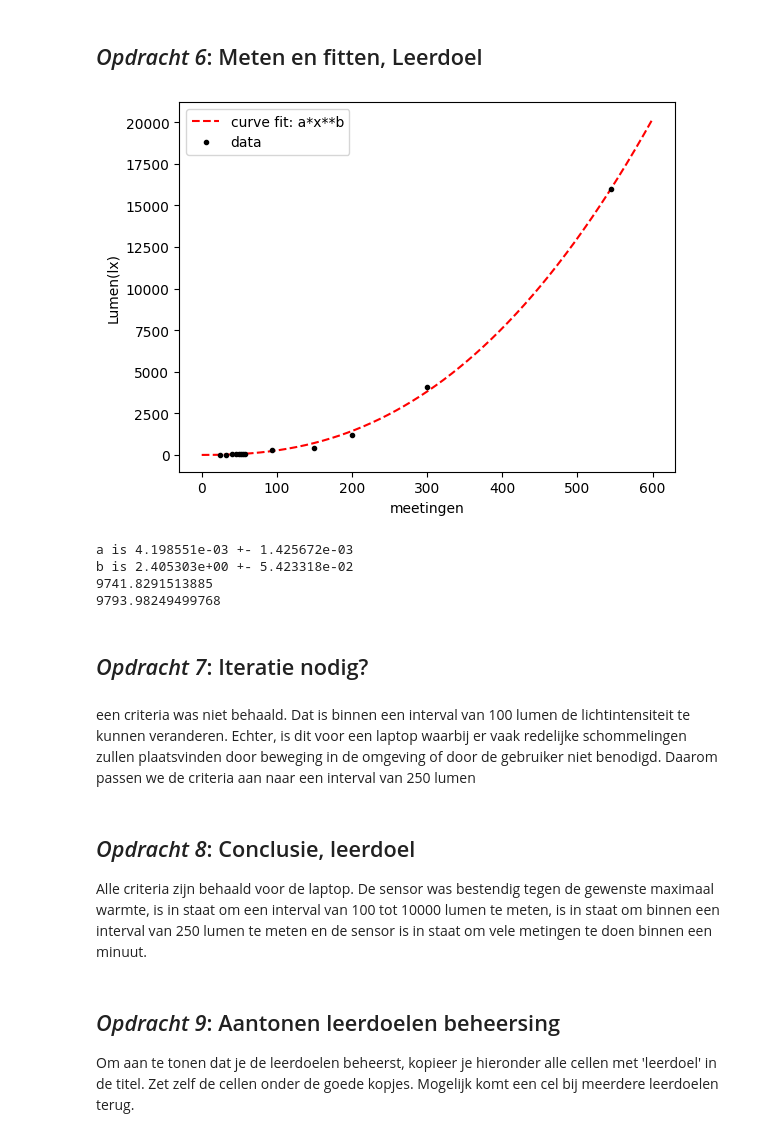
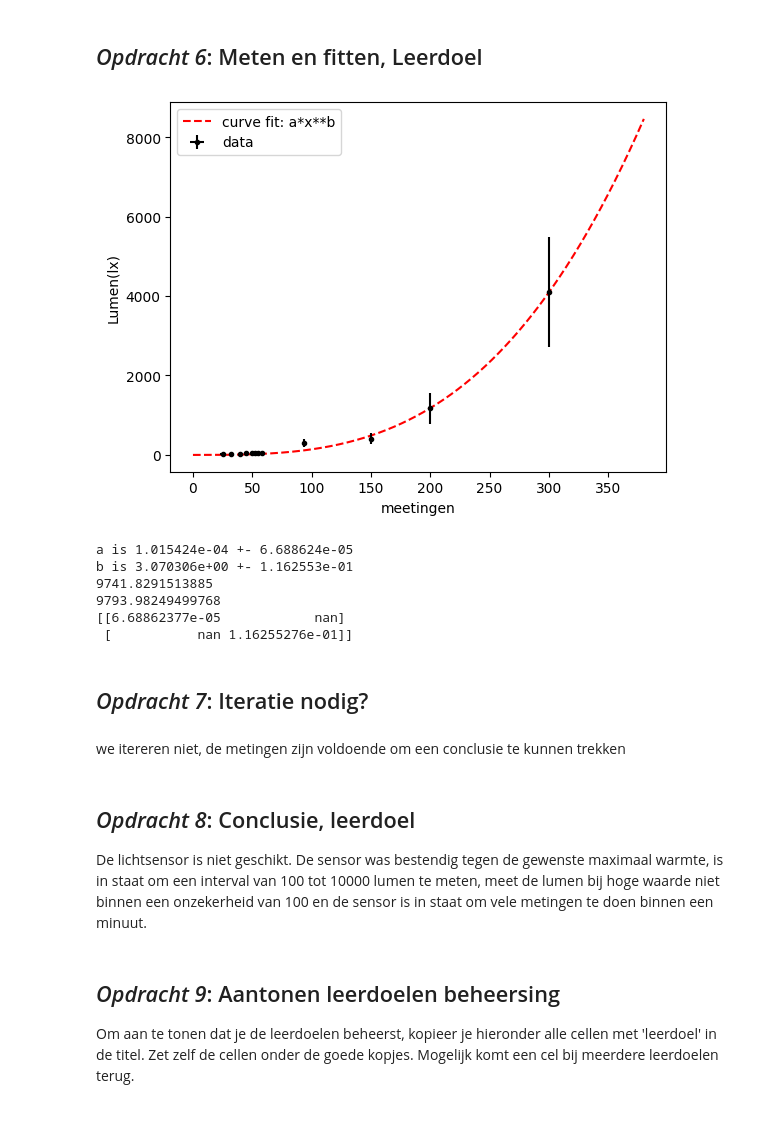
Before and after one commit to VladimirRistic/opdrachten-DEF-D, a Jupyter notebook: FysiekeOntwerpopdrachten/1KalibreerEenSensorDigitaalAnaloog/DEFOntwerpopdracht1KalibreerEenSensorInvulTemplate.ipynb, the cells around one changed output. Saved outputs shown, nothing was run; the diff lists cells and outputs as text; code cells hidden in the pictures.

```diff
--- a/FysiekeOntwerpopdrachten/1KalibreerEenSensorDigitaalAnaloog/DEFOntwerpopdracht1KalibreerEenSensorInvulTemplate.ipynb
+++ b/FysiekeOntwerpopdrachten/1KalibreerEenSensorDigitaalAnaloog/DEFOntwerpopdracht1KalibreerEenSensorInvulTemplate.ipynb
@@ -75,43 +75,46 @@ Licht kort toe wat er in de foto te zien is.
 # %%
 # Zet hier jouw data in een voor jou handig formaat
 import numpy as np
 import matplotlib.pyplot as plt
 from scipy.optimize import curve_fit
-meeting = [25, 32, 40, 45, 50, 52, 55, 58, 94, 150, 200, 300, 545]
-Lumen = [15, 23, 31, 41, 46, 49.5, 53.5, 57, 300, 410, 1170, 4100, 16000]
+meeting = np.array([25, 32, 40, 45, 50, 52, 55, 58, 94, 150, 200, 300])
+Lumen = np.array([15, 23, 31, 41, 46, 49.5, 53.5, 57, 300, 410, 1170, 4100])
 def func(x,a,b):
     return a*x**b
 
 popt, cov = curve_fit(func, meeting, Lumen, )
 
-x= np.linspace(0,600, 20000)
+x= np.linspace(0,380, 20000)
 y = func(x, *popt)
-
+y_u = Lumen*np.sqrt(4*(0.05/2.4)**2+(0.0014/0.0042)**2)
 plt.figure()
 plt.plot(x,y, 'r--', label="curve fit: a*x**b")
-plt.plot(meeting, Lumen, 'k.', label="data")
+plt.errorbar(meeting, Lumen, xerr=2, yerr=y_u,fmt='k.', label="data", )
 plt.xlabel("meetingen")
 plt.ylabel("Lumen(lx)")
 plt.legend()
 plt.show()
 print("a is %2e +- %0e" %(popt[0],np.sqrt(cov[0][0])))
 print("b is %2e +- %0e" %(popt[1],np.sqrt(cov[1][1])))
 print(0.0042*449**2.4)
 print(0.0042*450**2.4)
+print(np.sqrt(cov))
 # %% [output]
-[figure, old version]
+[figure, new version]
-a is 4.198551e-03 +- 1.425672e-03
-b is 2.405303e+00 +- 5.423318e-02
+a is 1.015424e-04 +- 6.688624e-05
+b is 3.070306e+00 +- 1.162553e-01
 9741.8291513885
 9793.98249499768
+[[6.68862377e-05            nan]
+ [           nan 1.16255276e-01]]
 # %% [markdown]
 ## *Opdracht 7*: Iteratie nodig?
-# %% [markdown]
-een criteria was niet behaald. Dat is binnen een interval van 100 lumen de lichtintensiteit te kunnen veranderen. Echter, is dit voor een laptop waarbij er vaak redelijke schommelingen zullen plaatsvinden door beweging in de omgeving of door de gebruiker niet benodigd. Daarom passen we de criteria aan naar een interval van 250 lumen
+# %% [markdown]
+we itereren niet, de metingen zijn voldoende om een conclusie te kunnen trekken
 # %% [markdown]
 ## *Opdracht 8*: Conclusie, leerdoel
 
-Alle criteria zijn behaald voor de laptop. De sensor was bestendig tegen de gewenste maximaal warmte, is in staat om een interval van 100 tot 10000 lumen te meten, is in staat om binnen een interval van 250 lumen te meten en de sensor is in staat om vele metingen te doen binnen een minuut.
+De lichtsensor is niet geschikt. De sensor was bestendig tegen de gewenste maximaal warmte, is in staat om een interval van 100 tot 10000 lumen te meten, meet de lumen bij hoge waarde niet binnen een onzekerheid van 100 en de sensor is in staat om vele metingen te doen binnen een minuut.
 # %% [markdown]
 ## *Opdracht 9*: Aantonen leerdoelen beheersing
 
```
Also changed, not shown: parts of 5 cells of this notebook.
